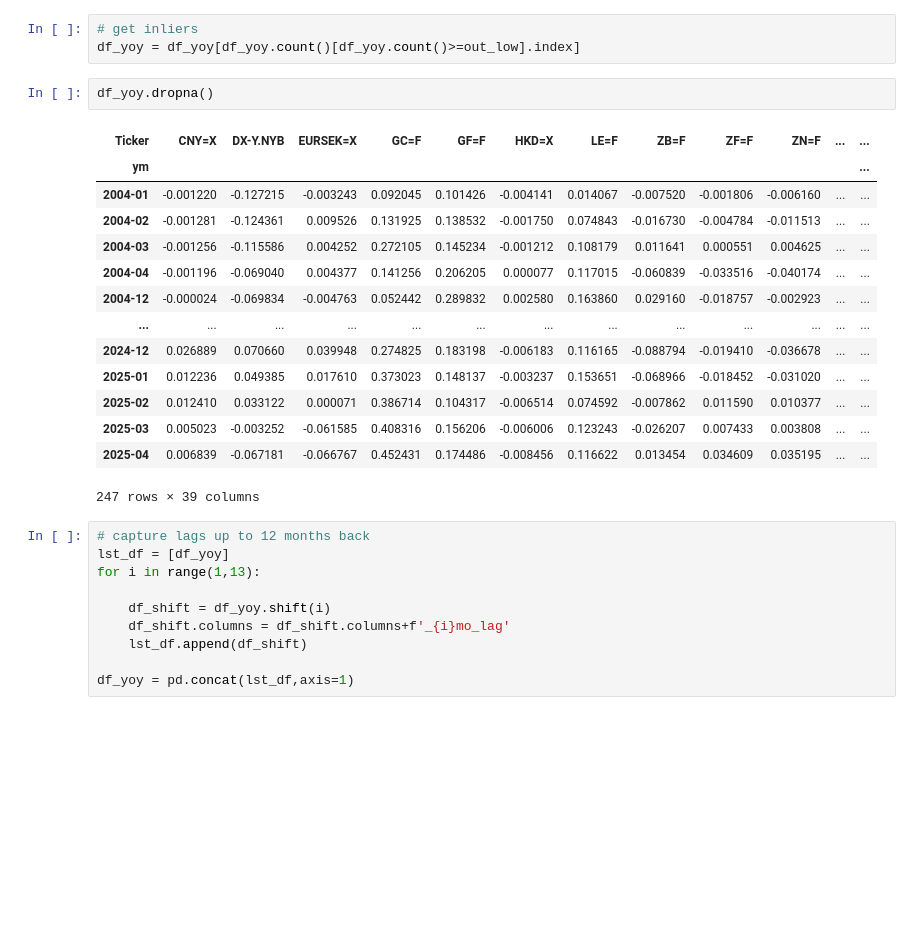
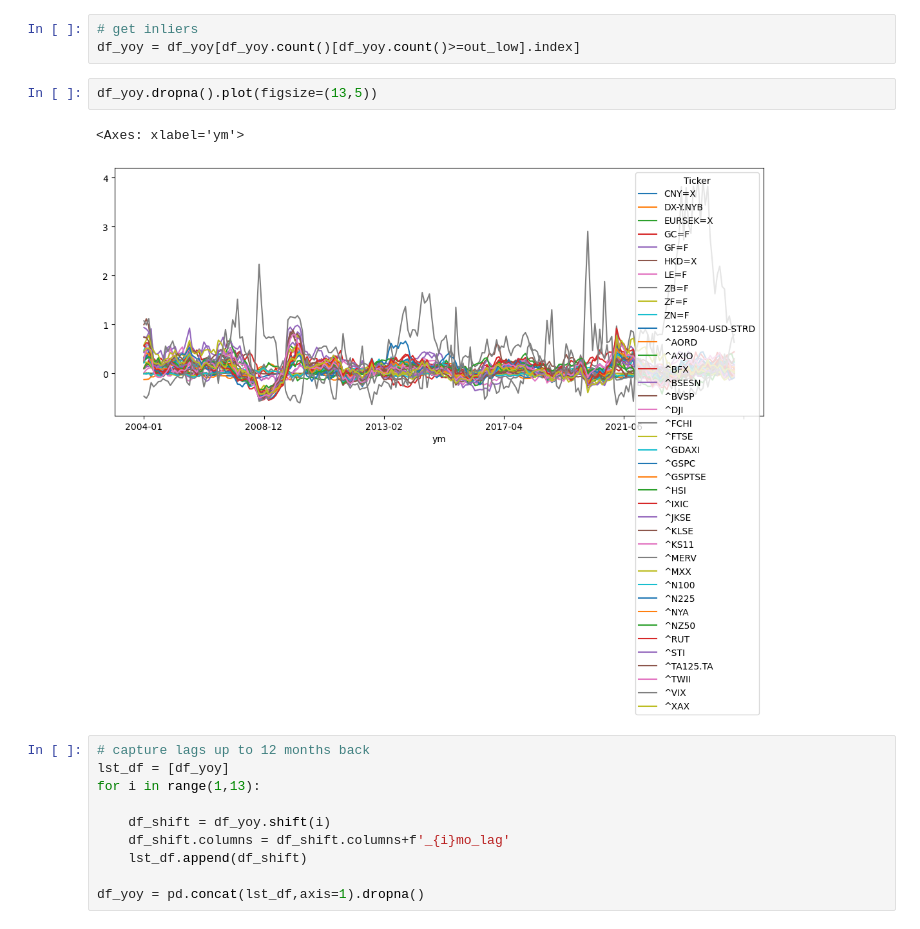
Before and after one commit to jangelchik/quant_projects, a Jupyter notebook: macro_backbone.ipynb, the cells around one changed output. Drawn from its saved outputs; the diff is of its cells as text; blank space fills up the shorter version.

```diff
--- a/macro_backbone.ipynb
+++ b/macro_backbone.ipynb
@@ -326,22 +326,10 @@ out_low = arr_in.min()
 # get inliers
 df_yoy = df_yoy[df_yoy.count()[df_yoy.count()>=out_low].index]
 # %%
-df_yoy.dropna()
+df_yoy.dropna().plot(figsize=(13,5))
 # %% [output]
-| Ticker | CNY=X | DX-Y.NYB | EURSEK=X | GC=F | GF=F | HKD=X | LE=F | ZB=F | ZF=F | ZN=F | ... | ... |
-| ym |  |  |  |  |  |  |  |  |  |  |  | ... |
-| 2004-01 | -0.001220 | -0.127215 | -0.003243 | 0.092045 | 0.101426 | -0.004141 | 0.014067 | -0.007520 | -0.001806 | -0.006160 | ... | ... |
-| 2004-02 | -0.001281 | -0.124361 | 0.009526 | 0.131925 | 0.138532 | -0.001750 | 0.074843 | -0.016730 | -0.004784 | -0.011513 | ... | ... |
-| 2004-03 | -0.001256 | -0.115586 | 0.004252 | 0.272105 | 0.145234 | -0.001212 | 0.108179 | 0.011641 | 0.000551 | 0.004625 | ... | ... |
-| 2004-04 | -0.001196 | -0.069040 | 0.004377 | 0.141256 | 0.206205 | 0.000077 | 0.117015 | -0.060839 | -0.033516 | -0.040174 | ... | ... |
-| 2004-12 | -0.000024 | -0.069834 | -0.004763 | 0.052442 | 0.289832 | 0.002580 | 0.163860 | 0.029160 | -0.018757 | -0.002923 | ... | ... |
-| ... | ... | ... | ... | ... | ... | ... | ... | ... | ... | ... | ... | ... |
-| 2024-12 | 0.026889 | 0.070660 | 0.039948 | 0.274825 | 0.183198 | -0.006183 | 0.116165 | -0.088794 | -0.019410 | -0.036678 | ... | ... |
-| 2025-01 | 0.012236 | 0.049385 | 0.017610 | 0.373023 | 0.148137 | -0.003237 | 0.153651 | -0.068966 | -0.018452 | -0.031020 | ... | ... |
-| 2025-02 | 0.012410 | 0.033122 | 0.000071 | 0.386714 | 0.104317 | -0.006514 | 0.074592 | -0.007862 | 0.011590 | 0.010377 | ... | ... |
-| 2025-03 | 0.005023 | -0.003252 | -0.061585 | 0.408316 | 0.156206 | -0.006006 | 0.123243 | -0.026207 | 0.007433 | 0.003808 | ... | ... |
-| 2025-04 | 0.006839 | -0.067181 | -0.066767 | 0.452431 | 0.174486 | -0.008456 | 0.116622 | 0.013454 | 0.034609 | 0.035195 | ... | ... |
-247 rows × 39 columns
+<Axes: xlabel='ym'>
+[figure, added]
 # %%
 # capture lags up to 12 months back
 lst_df = [df_yoy]
@@ -351,7 +339,7 @@ for i in range(1,13):
     df_shift.columns = df_shift.columns+f'_{i}mo_lag'
     lst_df.append(df_shift)
 
-df_yoy = pd.concat(lst_df,axis=1)
+df_yoy = pd.concat(lst_df,axis=1).dropna()
 # %%
 df_yoy
 # %% [output]
```
Also changed, not shown: parts of 16 cells of this notebook.
